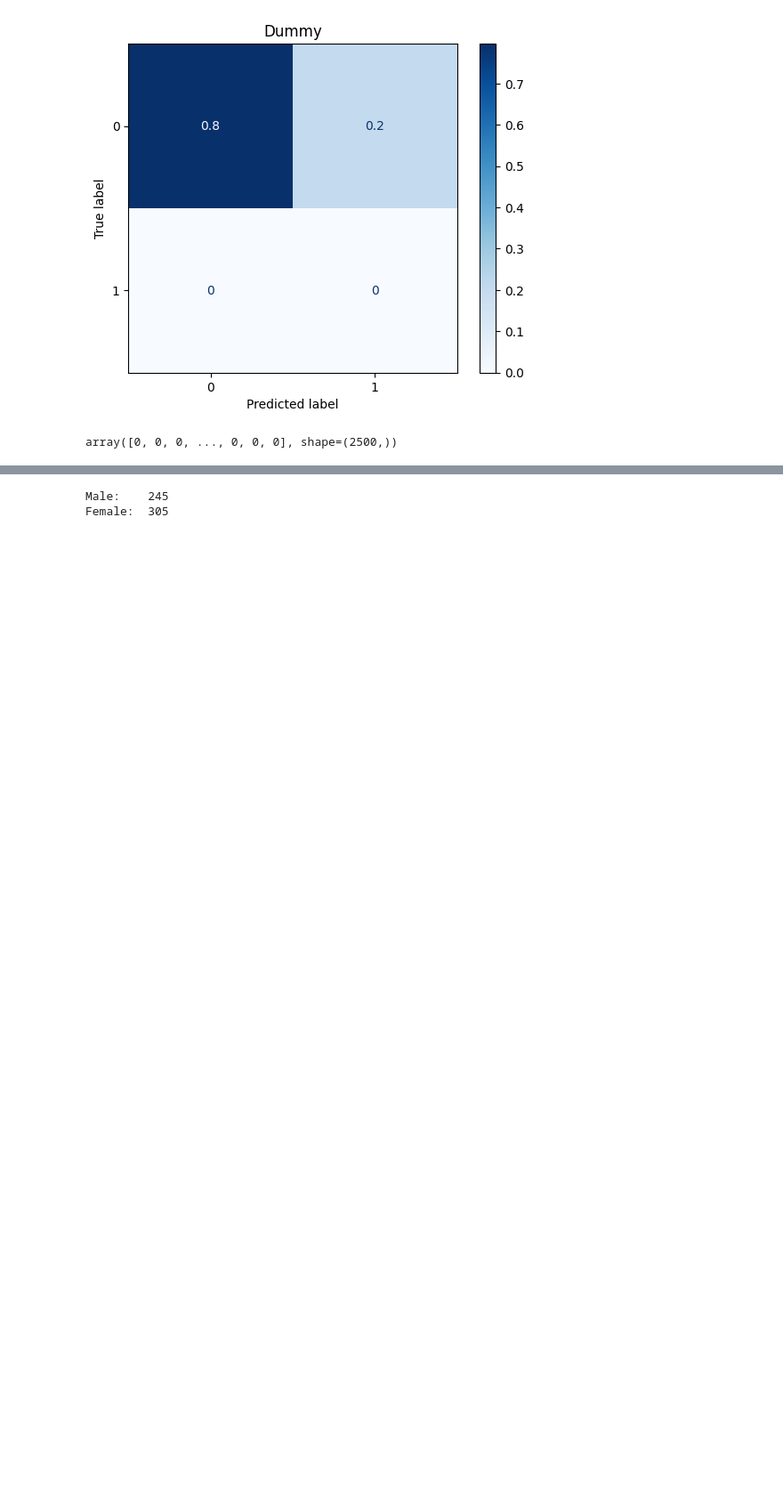
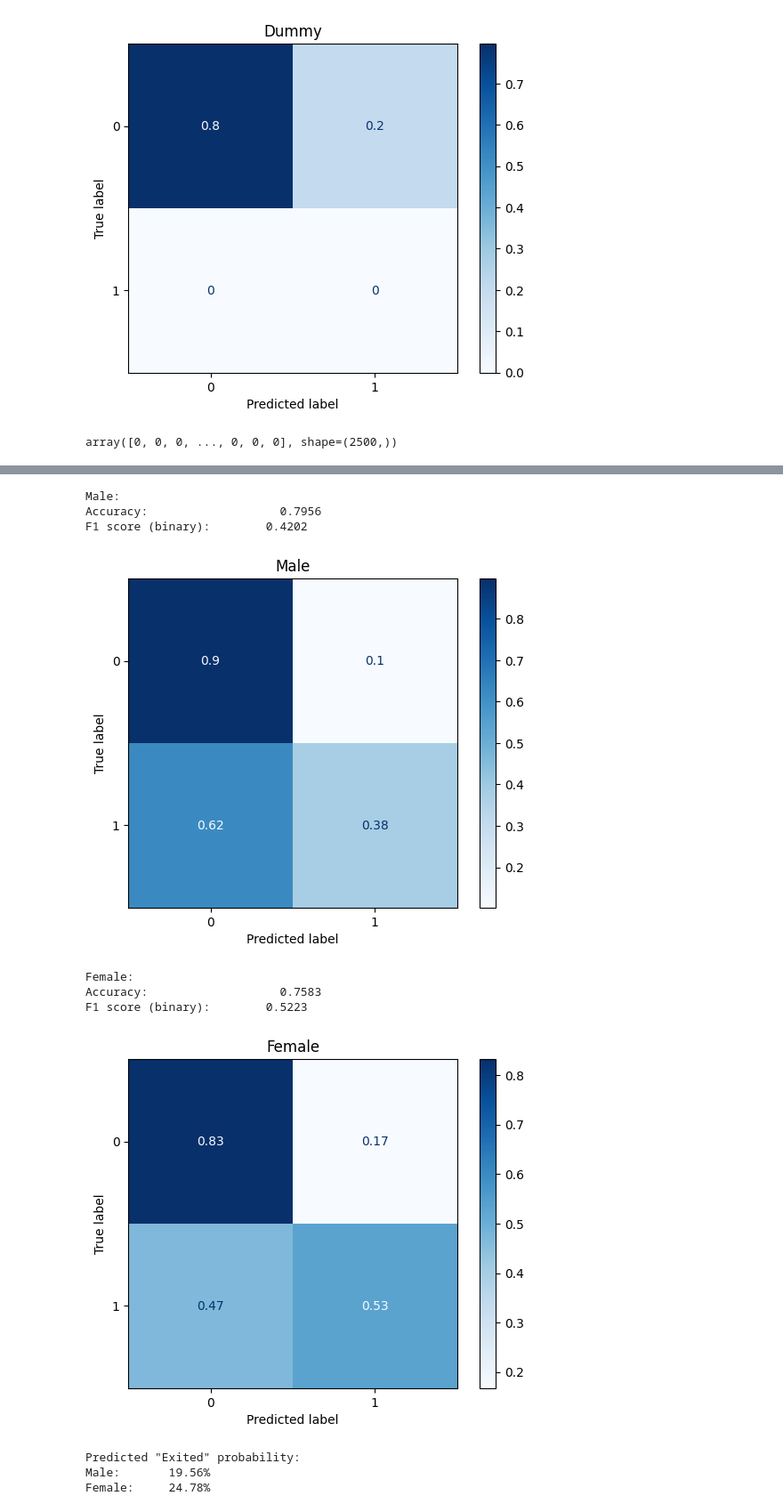
Before and after one commit to M61ss/big-data, a Jupyter notebook: exam-simulations/10-09-2024/10-09-2024.ipynb, the cells around one changed output, grey strips where cells are left out. Shown at 89% size. Saved outputs shown, nothing was run; the diff lists cells and outputs as text; code cells hidden in the pictures; blank space fills up the shorter version.

```diff
--- a/exam-simulations/10-09-2024/10-09-2024.ipynb
+++ b/exam-simulations/10-09-2024/10-09-2024.ipynb
@@ -144,7 +144,7 @@ def plot_scatter(df : pd.DataFrame, x_feature : str, y_feature : str):
     plt.ylabel(y_feature)
     plt.show()
 # %%
-def evaluate_classifier(model, x_test, y_test, title: str, f1_average: str = 'binary', f1_pos_label=1):
+def evaluate_classifier(model, x_test : pd.DataFrame, y_test : pd.Series, title: str, f1_average: str = 'binary', f1_pos_label=1):
     """
     Evaluate the performance of a classification model on a test dataset.
 
@@ -581,7 +537,26 @@ Std:    0.0005333333333333189
 array([0.79733333, 0.79733333, 0.796     , 0.796     , 0.796     ,
        0.796     , 0.796     , 0.796     , 0.796     , 0.796     ])
 # %%
-gender_parity(dt, x_test, 'Gender', m_label=1.0, f_label=0.0)
+m_mask = x_test['Gender'] == 1.0
+f_mask = x_test['Gender'] == 0.0
+xm_test, ym_test = x_test[m_mask], y_test[m_mask]
+xf_test, yf_test = x_test[f_mask], y_test[f_mask]
+m_pred = evaluate_classifier(dt, xm_test, ym_test, 'Male')
+f_pred = evaluate_classifier(dt, xf_test, yf_test, 'Female')
+
+# !! If prediction is BINARY !!
+print(f'Predicted "{y_test.name}" probability:')
+print(f'Male:       {((m_pred.sum() / m_pred.size) * 100).round(2)}%')
+print(f'Female:     {((f_pred.sum() / f_pred.size) * 100).round(2)}%')
 # %% [output]
-Male:    245
-Female:  305
+Male:
+Accuracy:                   0.7956
+F1 score (binary):        0.4202
+[figure, added]
+Female:
+Accuracy:                   0.7583
+F1 score (binary):        0.5223
+[figure, added]
+Predicted "Exited" probability:
+Male:       19.56%
+Female:     24.78%
```
Also changed, not shown: parts of 18 cells of this notebook.
